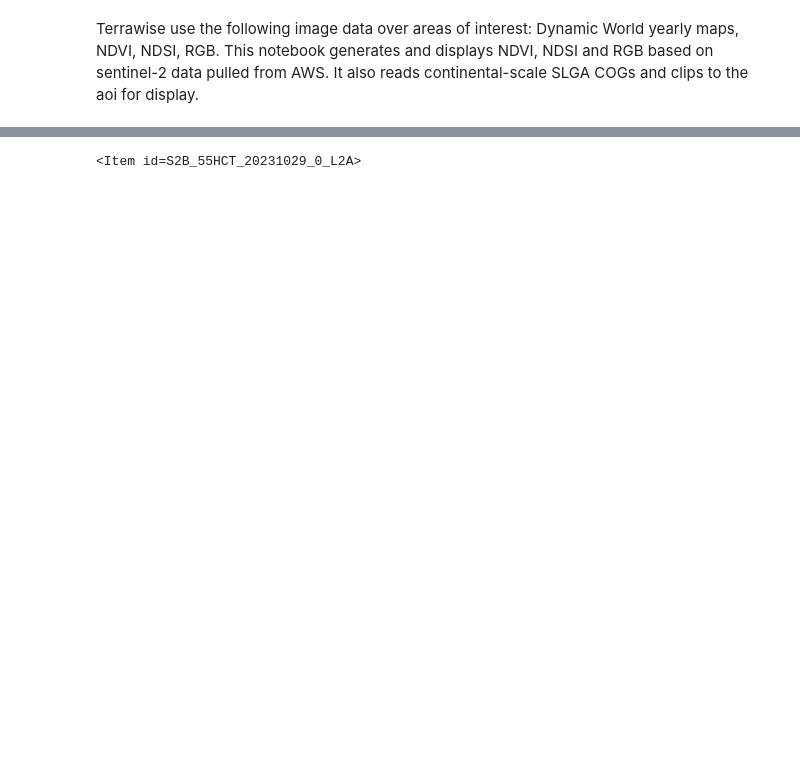
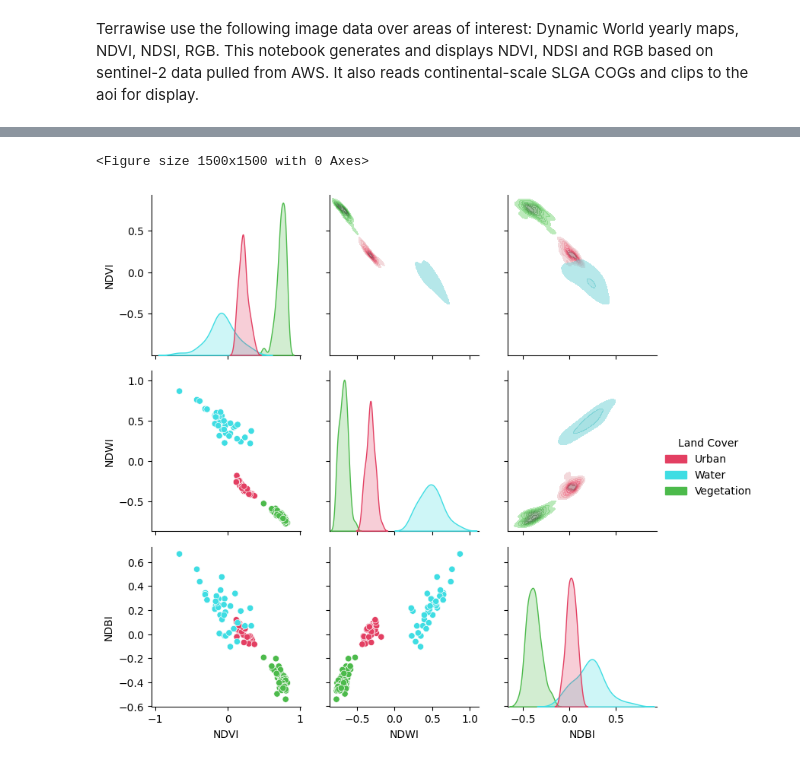
Before and after one commit to Sensand-AI/data-notebooks, a Jupyter notebook: notebooks/terrawise-LULC-mapping.ipynb, the cells around one changed output, grey strips where cells are left out. Saved outputs shown, nothing was run; the diff lists cells and outputs as text; code cells hidden in the pictures; blank space fills up the shorter version.

```diff
--- a/notebooks/terrawise-LULC-mapping.ipynb
+++ b/notebooks/terrawise-LULC-mapping.ipynb
@@ -38,0 +190,4 @@ Bounding box:
+# %%
+# Open a dataset (in this case a pandas.DataFrame)
+df = spyndex.datasets.open("spectral")
+df
@@ -39,18 +208,46 @@ Bounding box:
+# %%
+
+# Compute the desired spectral indices
+idx = spyndex.computeIndex(
+    index = ["NDVI","NDWI","NDBI"],
+    params = {
+        "N": df["SR_B5"],
+        "R": df["SR_B4"],
+        "G": df["SR_B3"],
+        "S1": df["SR_B6"]
+    }
+)
+
+# Add the land cover column to the result
+idx["Land Cover"] = df["class"]
+
+# Create a color palette for plotting
+colors = ["#E33F62","#3FDDE3","#4CBA4B"]
+
+# Plot a pairplot to check the indices behaviour
+plt.figure(figsize = (15,15))
+g = sns.PairGrid(idx,hue = "Land Cover",palette = sns.color_palette(colors))
+g.map_lower(sns.scatterplot)
+g.map_upper(sns.kdeplot,fill = True,alpha = .5)
+g.map_diag(sns.kdeplot,fill = True)
+g.add_legend()
+plt.show()
+# %% [output]
+<Figure size 1500x1500 with 0 Axes>
+[figure, added]
 # %%
-# Perform STAC filtering to get Sentinel-2 data
-try:
-    catalog = pystac_client.Client.open(sentinel_search_url)
-    results = catalog.search(
-        max_items=3,
-        bbox=bbox,
-        datetime=timerange,
-        query={"eo:cloud_cover": {"lt": 50}},
-        collections=["sentinel-2-l2a"]
-    ).item_collection()
-except pystac_client.exceptions.APIError as e:
-    print(f"Error querying STAC API: {e}")
+# # Perform STAC filtering to get Sentinel-2 data
+# try:
+#     catalog = pystac_client.Client.open(sentinel_search_url)
+#     results = catalog.search(
+#         max_items=3,
+#         bbox=bbox,
+#         datetime=timerange,
+#         query={"eo:cloud_cover": {"lt": 50}},
+#         collections=["sentinel-2-l2a"]
+#     ).item_collection()
+# except pystac_client.exceptions.APIError as e:
+#     print(f"Error querying STAC API: {e}")
 
-print(results[0])
+# print(results[0])
-# %% [output]
-<Item id=S2B_55HCT_20231029_0_L2A>
 # %%
```
Also changed, not shown: parts of 7 cells of this notebook, 1 other file.
